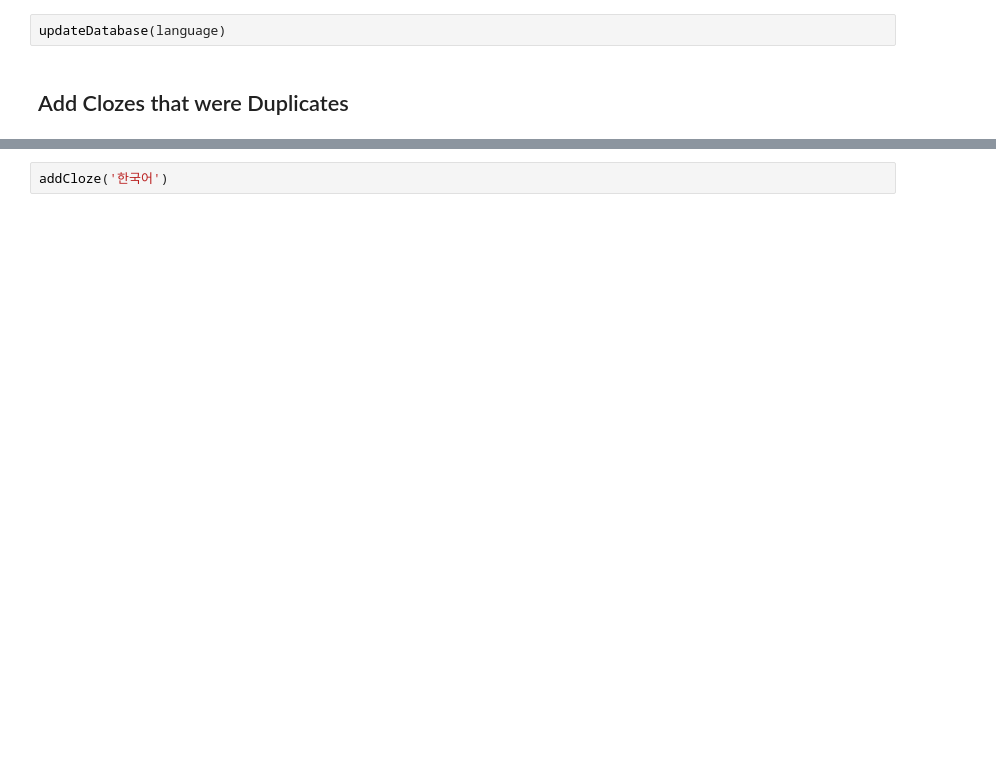
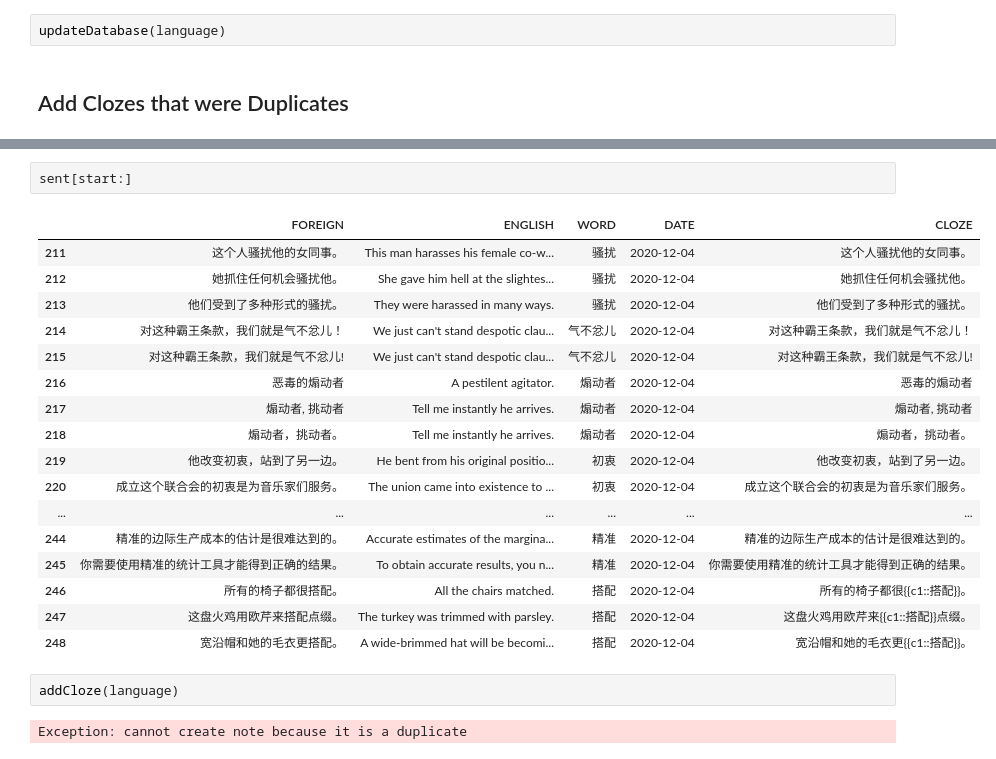
Before and after one commit to mikitz/anki-card-importer, a Jupyter notebook: CSV_Gen [ALL with Scraping].ipynb, the cells around one changed output, grey strips where cells are left out. Drawn from its saved outputs; the diff is of its cells as text; blank space fills up the shorter version.

```diff
--- a/CSV_Gen [ALL with Scraping].ipynb
+++ b/CSV_Gen [ALL with Scraping].ipynb
@@ -496,2 +504,24 @@ tip = sent['WORD'][159:].to_list()
+# %%
+sent[start:]
+# %% [output]
+|  | FOREIGN | ENGLISH | WORD | DATE | CLOZE |
+| 211 | 这个人骚扰他的女同事。 | This man harasses his female co-w... | 骚扰 | 2020-12-04 | 这个人骚扰他的女同事。 |
+| 212 | 她抓住任何机会骚扰他。 | She gave him hell at the slightes... | 骚扰 | 2020-12-04 | 她抓住任何机会骚扰他。 |
+| 213 | 他们受到了多种形式的骚扰。 | They were harassed in many ways. | 骚扰 | 2020-12-04 | 他们受到了多种形式的骚扰。 |
+| 214 | 对这种霸王条款，我们就是气不忿儿！ | We just can't stand despotic clau... | 气不忿儿 | 2020-12-04 | 对这种霸王条款，我们就是气不忿儿！ |
+| 215 | 对这种霸王条款，我们就是气不忿儿! | We just can't stand despotic clau... | 气不忿儿 | 2020-12-04 | 对这种霸王条款，我们就是气不忿儿! |
+| 216 | 恶毒的煽动者 | A pestilent agitator. | 煽动者 | 2020-12-04 | 恶毒的煽动者 |
+| 217 | 煽动者, 挑动者 | Tell me instantly he arrives. | 煽动者 | 2020-12-04 | 煽动者, 挑动者 |
+| 218 | 煽动者，挑动者。 | Tell me instantly he arrives. | 煽动者 | 2020-12-04 | 煽动者，挑动者。 |
+| 219 | 他改变初衷，站到了另一边。 | He bent from his original positio... | 初衷 | 2020-12-04 | 他改变初衷，站到了另一边。 |
+| 220 | 成立这个联合会的初衷是为音乐家们服务。 | The union came into existence to ... | 初衷 | 2020-12-04 | 成立这个联合会的初衷是为音乐家们服务。 |
+| ... | ... | ... | ... | ... | ... |
+| 244 | 精准的边际生产成本的估计是很难达到的。 | Accurate estimates of the margina... | 精准 | 2020-12-04 | 精准的边际生产成本的估计是很难达到的。 |
+| 245 | 你需要使用精准的统计工具才能得到正确的结果。 | To obtain accurate results, you n... | 精准 | 2020-12-04 | 你需要使用精准的统计工具才能得到正确的结果。 |
+| 246 | 所有的椅子都很搭配。 | All the chairs matched. | 搭配 | 2020-12-04 | 所有的椅子都很{{c1::搭配}}。 |
+| 247 | 这盘火鸡用欧芹来搭配点缀。 | The turkey was trimmed with parsley. | 搭配 | 2020-12-04 | 这盘火鸡用欧芹来{{c1::搭配}}点缀。 |
+| 248 | 宽沿帽和她的毛衣更搭配。 | A wide-brimmed hat will be becomi... | 搭配 | 2020-12-04 | 宽沿帽和她的毛衣更{{c1::搭配}}。 |
 # %%
-addCloze('한국어')
+addCloze(language)
+# %% [output]
+Exception: cannot create note because it is a duplicate
```
Also changed, not shown: parts of 5 cells of this notebook, 7 other files.
